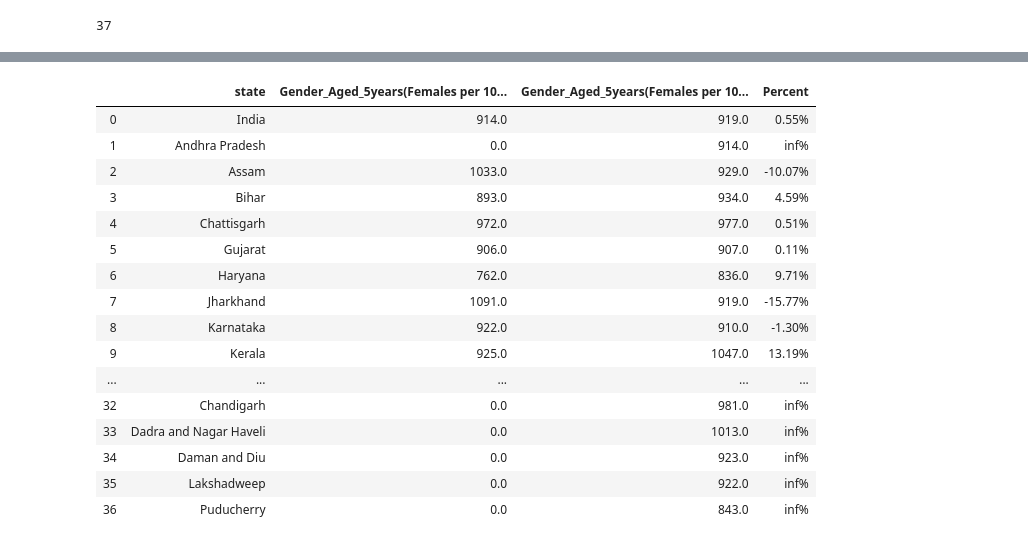
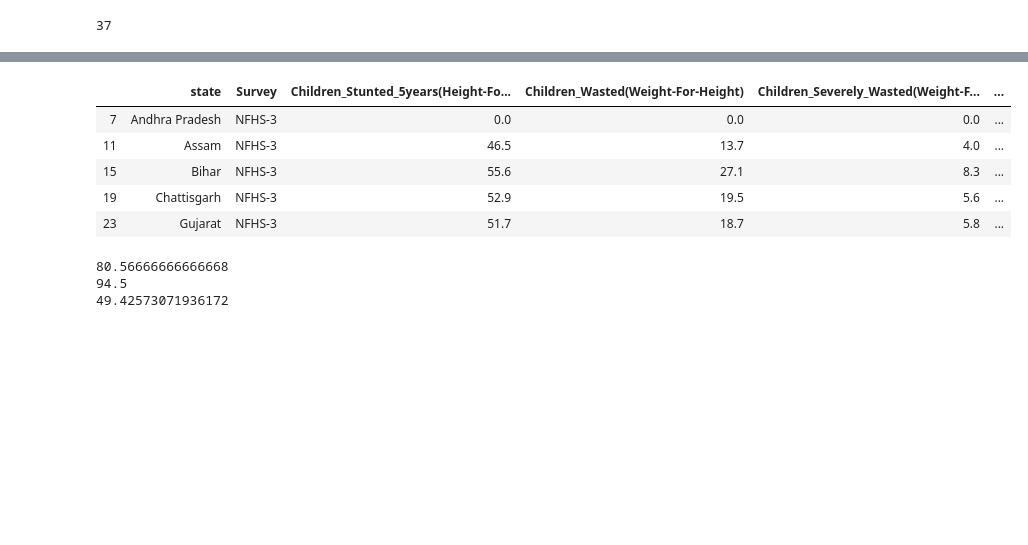
Before and after one commit to narayanan-nithya/Group_Project_Nutritional_Analysis_Of_Children_Under_Age_5, a Jupyter notebook: Nutritional_Data_Analysis.ipynb, the cells around one changed output, grey strips where cells are left out. Saved outputs shown, nothing was run; the diff lists cells and outputs as text; code cells hidden in the pictures; blank space fills up the shorter version.

```diff
--- a/Nutritional_Data_Analysis.ipynb
+++ b/Nutritional_Data_Analysis.ipynb
@@ -418,40 +191,34 @@ NFHS4_Female_Child.head(50)
-# %%
-#Both DataFrames merged into one
-#Derived the percent change of Female CHild per 1000 male over the period of both surveys.
-
-#Note: since some states had 0 durin NFHS3 survey, those percentage changes show in negative.
-
-Female_Gender_NFHS3_NFHS4 = pd.merge(NFHS3_Female_Child,NFHS4_Female_Child, on="state")
-Female_Gender_NFHS3_NFHS4 = Female_Gender_NFHS3_NFHS4.rename(columns={"Gender_Aged_5years(Females per 1000 Males)_y":"Gender_Aged_5years(Females per 1000 Males)NFHS4",
-                                                                     "Gender_Aged_5years(Females per 1000 Males)_x":"Gender_Aged_5years(Females per 1000 Males)NFHS3"})
-Female_Gender_NFHS3_NFHS4["Percent"] =""
-
-gender_change = (Female_Gender_NFHS3_NFHS4["Gender_Aged_5years(Females per 1000 Males)NFHS4"])- (Female_Gender_NFHS3_NFHS4["Gender_Aged_5years(Females per 1000 Males)NFHS3"])
-
-gender_change_increase = ((gender_change)/(Female_Gender_NFHS3_NFHS4["Gender_Aged_5years(Females per 1000 Males)NFHS3"]))*100
-
-gender_change_increase
-
-Female_Gender_NFHS3_NFHS4["Percent"] = gender_change_increase
-
-Female_Gender_NFHS3_NFHS4["Percent"] = Female_Gender_NFHS3_NFHS4["Percent"].map("{:,.2f}%".format)
-
-Female_Gender_NFHS3_NFHS4.head(50)
-# %% [output]
-|  | state | Gender_Aged_5years(Females per 10... | Gender_Aged_5years(Females per 10... | Percent |
-| 0 | India | 914.0 | 919.0 | 0.55% |
-| 1 | Andhra Pradesh | 0.0 | 914.0 | inf% |
-| 2 | Assam | 1033.0 | 929.0 | -10.07% |
-| 3 | Bihar | 893.0 | 934.0 | 4.59% |
-| 4 | Chattisgarh | 972.0 | 977.0 | 0.51% |
-| 5 | Gujarat | 906.0 | 907.0 | 0.11% |
-| 6 | Haryana | 762.0 | 836.0 | 9.71% |
-| 7 | Jharkhand | 1091.0 | 919.0 | -15.77% |
-| 8 | Karnataka | 922.0 | 910.0 | -1.30% |
-| 9 | Kerala | 925.0 | 1047.0 | 13.19% |
-| ... | ... | ... | ... | ... |
-| 32 | Chandigarh | 0.0 | 981.0 | inf% |
-| 33 | Dadra and Nagar Haveli | 0.0 | 1013.0 | inf% |
-| 34 | Daman and Diu | 0.0 | 923.0 | inf% |
-| 35 | Lakshadweep | 0.0 | 922.0 | inf% |
-| 36 | Puducherry | 0.0 | 843.0 | inf% |
+# %%
+#Combining the under fed data into one DataFrame -(Stunted, Wasted, Severly Wasted and Underweight) For NFHS3
+
+UnderFed_NFHS3_Data = Survey_NFHS3[["state","Survey","Children_Stunted_5years(Height-For-Age)","Children_Wasted(Weight-For-Height)","Children_Severely_Wasted(Weight-For-Height)","Children_Underweight_5years(Weight-For-Age)"]]
+
+UnderFed_NFHS3_Data = UnderFed_NFHS3_Data.drop(index=3)
+
+UnderFed_NFHS3_Data.head()
+# %% [output]
+|  | state | Survey | Children_Stunted_5years(Height-Fo... | Children_Wasted(Weight-For-Height) | Children_Severely_Wasted(Weight-F... | ... |
+| 7 | Andhra Pradesh | NFHS-3 | 0.0 | 0.0 | 0.0 | ... |
+| 11 | Assam | NFHS-3 | 46.5 | 13.7 | 4.0 | ... |
+| 15 | Bihar | NFHS-3 | 55.6 | 27.1 | 8.3 | ... |
+| 19 | Chattisgarh | NFHS-3 | 52.9 | 19.5 | 5.6 | ... |
+| 23 | Gujarat | NFHS-3 | 51.7 | 18.7 | 5.8 | ... |
+# %%
+for state in range(len(UnderFed_NFHS3_Data)):
+    stunted = UnderFed_NFHS3_Data["Children_Stunted_5years(Height-For-Age)"]
+    wasted = UnderFed_NFHS3_Data["Children_Wasted(Weight-For-Height)"]
+    severly_wasted = UnderFed_NFHS3_Data["Children_Severely_Wasted(Weight-For-Height)"]
+    underweight = UnderFed_NFHS3_Data["Children_Underweight_5years(Weight-For-Age)"]
+
+    UnderFed_NFHS3_Data_Sum = stunted + wasted + severly_wasted + underweight
+    UnderFed_NFHS3_Data_Avg = UnderFed_NFHS3_Data_Sum.mean()
+    UnderFed_NFHS3_Data_Median = UnderFed_NFHS3_Data_Sum.median()
+    UnderFed_NFHS3_Data_Std = UnderFed_NFHS3_Data_Sum.std()
+
+print(UnderFed_NFHS3_Data_Avg)
+print(UnderFed_NFHS3_Data_Median)
+print(UnderFed_NFHS3_Data_Std)
+# %% [output]
+80.56666666666668
+94.5
+49.42573071936172
```
Also changed, not shown: parts of 51 cells of this notebook.
